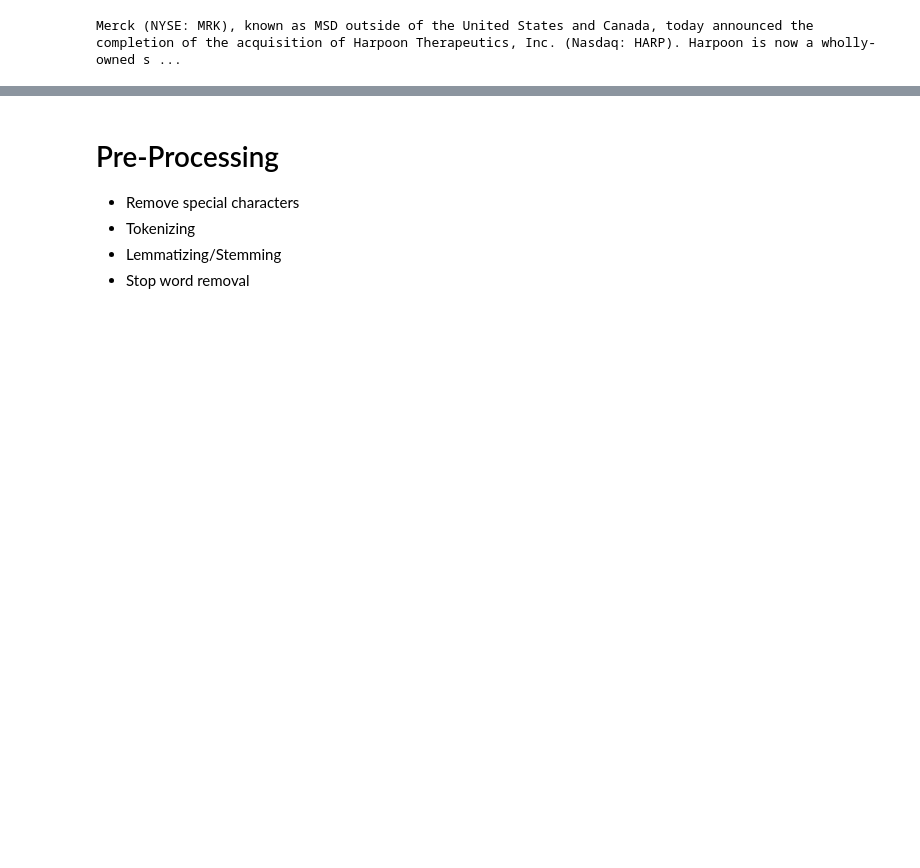
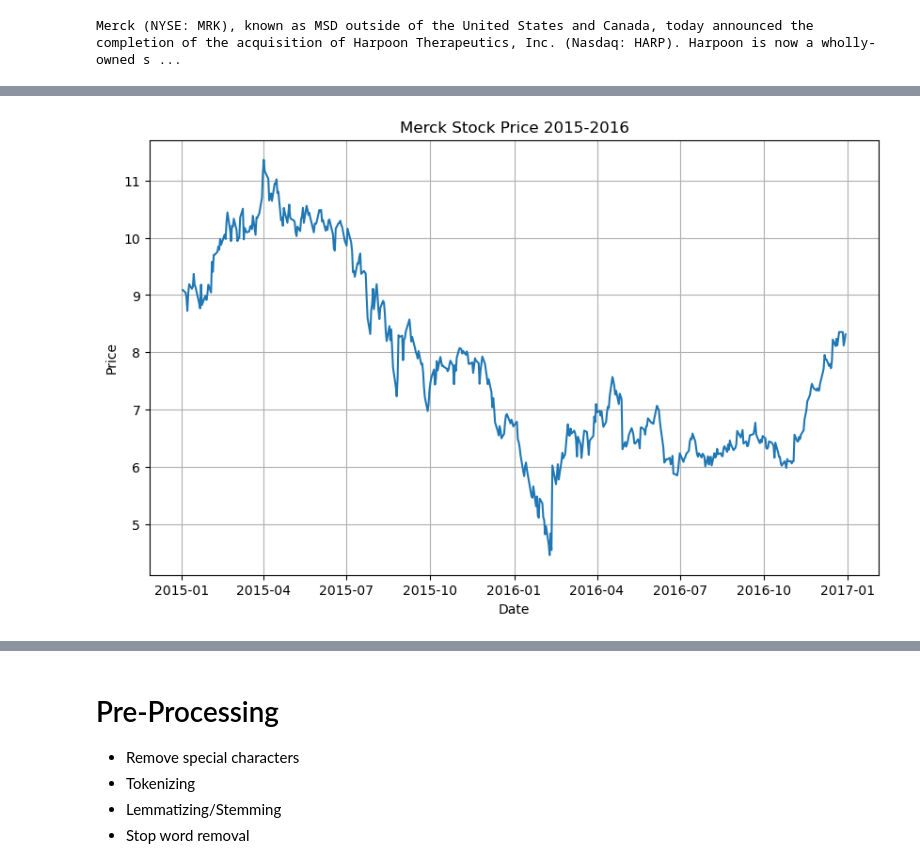
Before and after one commit to ckashby/finnlp, a Jupyter notebook: 02_PreProc.ipynb, the cells around one changed output, grey strips where cells are left out. Drawn from its saved outputs; the diff is of its cells as text; code cells hidden in the pictures; blank space fills up the shorter version.

```diff
--- a/02_PreProc.ipynb
+++ b/02_PreProc.ipynb
@@ -69,0 +99,12 @@ merc_stock_df.head()
+# %%
+merc_stock_df_2015_2016 = merc_stock_df.loc['2015':'2016']
+# line chart for stock price
+plt.figure(figsize=(10, 6))
+plt.plot(merc_stock_df_2015_2016['Close'])
+plt.title('Merck Stock Price 2015-2016')
+plt.ylabel('Price')
+plt.xlabel('Date')
+plt.grid(True)
+plt.savefig('./images/merc_stock_price_2015_2016.png')
+# %% [output]
+[figure, added]
```
Also changed, not shown: parts of 6 cells of this notebook, 6 other files.
